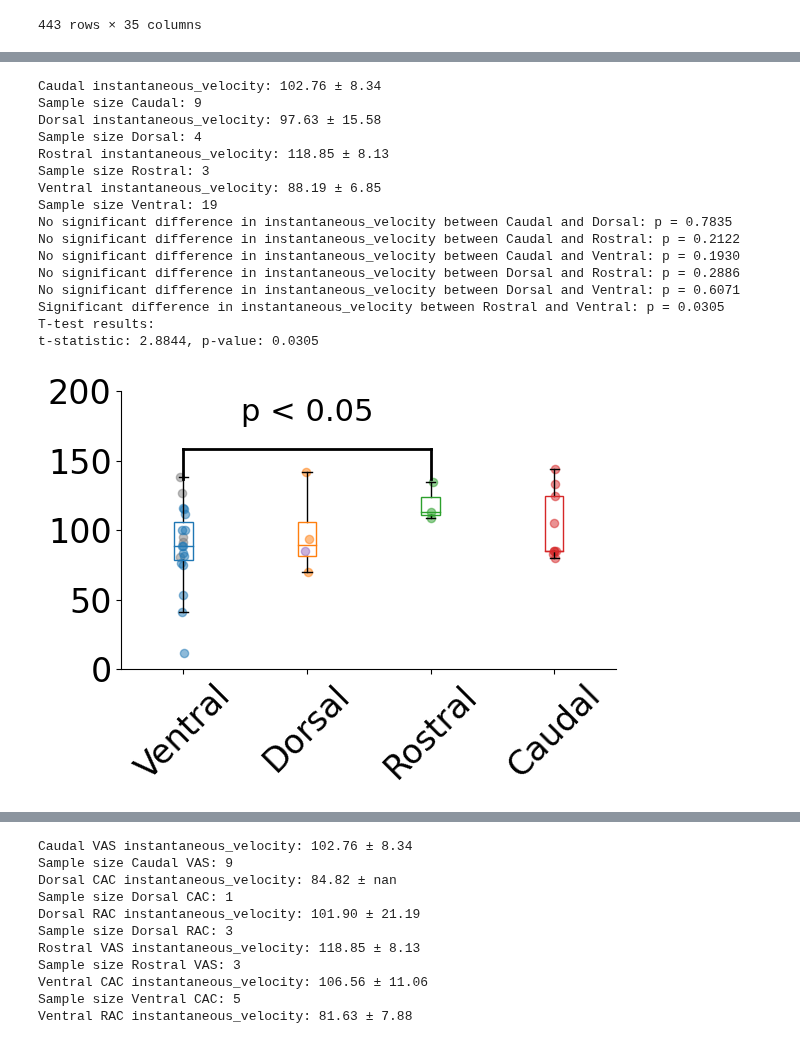
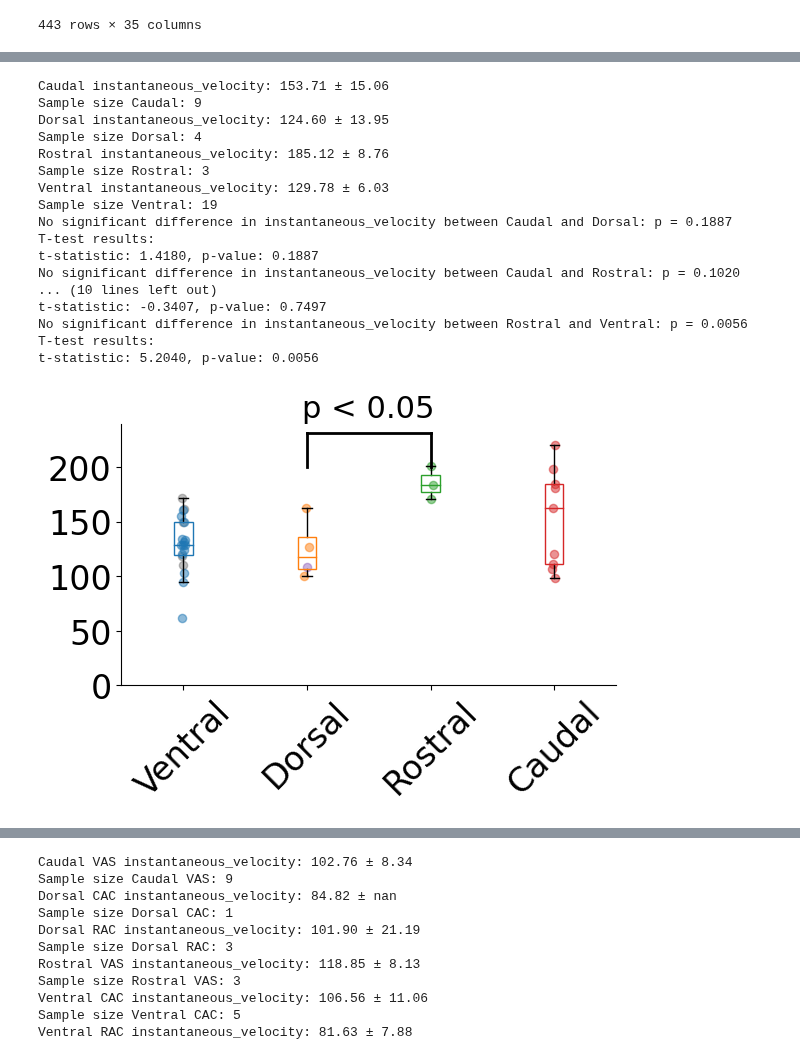
Before and after one commit to john-judge/TSM-to-ZDA, a Jupyter notebook: PPR_scnn1a_single_Apr2025.ipynb, the cells around one changed output, grey strips where cells are left out. Saved outputs shown, nothing was run; the diff lists cells and outputs as text; code cells hidden in the pictures.

Commit message:
ventral-dorsal

```diff
--- a/PPR_scnn1a_single_Apr2025.ipynb
+++ b/PPR_scnn1a_single_Apr2025.ipynb
@@ -767,6 +767,17 @@ for metric in ['halfwidth', 'latency']:
             else:
                 print(f"No significant difference in {metric} between {barrel_type1} and {barrel_type2}: p = {ttest_result.pvalue:.4f}")
 
+    # ANOVA comparison of all barrel types
+    anova_df = all_barrel_df.copy()
+    anova_df = anova_df[anova_df['Detailed_Section'].notna()]
+    anova_df = anova_df[anova_df[metric] > 0]
+    anova_df = anova_df.groupby(['Date', 'Slice', 'Location', 'Detailed_Section']).mean().reset_index()
+    anova_df['Detailed_Section'] = anova_df['Detailed_Section'].astype('category')
+    model = ols(f"{metric} ~ C(Detailed_Section)", data=anova_df).fit()
+    anova_results = anova_lm(model, typ=2)
+    print(f"\n\nANOVA results for {metric}:")
+    print(anova_results)
+
     if metric == 'halfwidth':
         # place the legend to the left of the plot
         plt.yticks([0, 10, 20,  30], fontsize=40)
@@ -1016,7 +1045,7 @@ for metric in ['instantaneous_velocity', ]:
             df = df[df[metric] < 20]
         if metric == 'instantaneous_velocity':
             # outliers are values > 300
-            df = df[df[metric] < 300]
+            df = df[(df[metric] < 500) & (df[metric] > 50)]
 
         df = df[df[metric] > 0]
 
@@ -1042,8 +1071,9 @@ for metric in ['instantaneous_velocity', ]:
         if metric == 'latency':
             df = df[df[metric] < 20]
         if metric == 'instantaneous_velocity':
-            # outliers are values > 300
-            df = df[df[metric] < 300]
+            # outliers are values < 50 and > 300
+            df = df[(df[metric] < 500) & (df[metric] > 50)]
+
         df = df[df[metric] > 0]
 
         # group by date, slice, and location
@@ -1078,7 +1108,8 @@ for metric in ['instantaneous_velocity', ]:
             df1 = grouped_dfs[metric][barrel_type1]
             df2 = grouped_dfs[metric][barrel_type2]
             ttest_result = ttest_ind(df1[metric], df2[metric], equal_var=False)
-            if ttest_result.pvalue < 0.05:
+
+            if ttest_result.pvalue < 0.05 and abs(len(df1) - len(df2)) < 10:
                 print(f"Significant difference in {metric} between {barrel_type1} and {barrel_type2}: p = {ttest_result.pvalue:.4f}")
                 print("T-test results:")
                 print(f"t-statistic: {ttest_result.statistic:.4f}, p-value: {ttest_result.pvalue:.4f}")
@@ -1097,6 +1128,8 @@ for metric in ['instantaneous_velocity', ]:
                 next_bar += 1
             else:
                 print(f"No significant difference in {metric} between {barrel_type1} and {barrel_type2}: p = {ttest_result.pvalue:.4f}")
+                print("T-test results:")
+                print(f"t-statistic: {ttest_result.statistic:.4f}, p-value: {ttest_result.pvalue:.4f}")
 
     if metric == 'halfwidth':
         # place the legend to the left of the plot
@@ -1105,45 +1138,46 @@ for metric in ['instantaneous_velocity', ]:
         plt.ylabel('Half-width (ms)', fontsize=40, labelpad=20)
     elif metric == 'latency':
         plt.legend(handles=handles, loc='lower left', fontsize=22, ncol=2)
 
         plt.ylabel('Latency (ms)', fontsize=40, labelpad=20)
         plt.yticks([0, 2, 4, 6, 8], fontsize=40)
         plt.ylim(0, 8)
     elif metric == 'instantaneous_velocity':
         #plt.ylabel(r'Within-Barrel Speed ($\mu$m/ms)', fontsize=40, labelpad=20)
         plt.yticks([0, 50, 100, 150, 200], fontsize=24)
         #plt.ylim(0, 200)
 
     plt.xticks([i for i in range(1,5)], barrel_types, fontsize=24, rotation=45)
     #plt.xticks([0.25, 0.5, 0.75, 1], ['Rostral', 'Caudal', 'Medial', 'Lateral'], fontsize=24)
     #plt.xlim(-0.23250000000000004, 3.2325000000000004)
     plt.tight_layout()
 
 
     # set spines to be invisible
     plt.gca().spines['right'].set_visible(False)
     plt.gca().spines['top'].set_visible(False)
 
     plt.savefig(output_fig_dir + 'rostro_caudal_medial_lateral_barrels_' + metric + '.png', dpi=300, bbox_inches='tight')
     plt.show()
 # %% [output]
-Caudal instantaneous_velocity: 102.76 ± 8.34
+Caudal instantaneous_velocity: 153.71 ± 15.06
 Sample size Caudal: 9
-Dorsal instantaneous_velocity: 97.63 ± 15.58
+Dorsal instantaneous_velocity: 124.60 ± 13.95
 Sample size Dorsal: 4
-Rostral instantaneous_velocity: 118.85 ± 8.13
+Rostral instantaneous_velocity: 185.12 ± 8.76
 Sample size Rostral: 3
-Ventral instantaneous_velocity: 88.19 ± 6.85
+Ventral instantaneous_velocity: 129.78 ± 6.03
 Sample size Ventral: 19
-No significant difference in instantaneous_velocity between Caudal and Dorsal: p = 0.7835
-No significant difference in instantaneous_velocity between Caudal and Rostral: p = 0.2122
-No significant difference in instantaneous_velocity between Caudal and Ventral: p = 0.1930
-No significant difference in instantaneous_velocity between Dorsal and Rostral: p = 0.2886
-No significant difference in instantaneous_velocity between Dorsal and Ventral: p = 0.6071
-Significant difference in instantaneous_velocity between Rostral and Ventral: p = 0.0305
+No significant difference in instantaneous_velocity between Caudal and Dorsal: p = 0.1887
 T-test results:
-t-statistic: 2.8844, p-value: 0.0305
+t-statistic: 1.4180, p-value: 0.1887
+No significant difference in instantaneous_velocity between Caudal and Rostral: p = 0.1020
+... (10 lines left out)
+t-statistic: -0.3407, p-value: 0.7497
+No significant difference in instantaneous_velocity between Rostral and Ventral: p = 0.0056
+T-test results:
+t-statistic: 5.2040, p-value: 0.0056
-[figure, old version]
+[figure, new version]
 # %%
 # hw, lat, and amp between rostral and caudal barrels (Sagittal), medial and lateral barrels (Coronal), and coronal and sagittal sections
 # use only pulse 1 data and exclude is_single_pulse_control = 1
```
Also changed, not shown: parts of 3 cells of this notebook.
